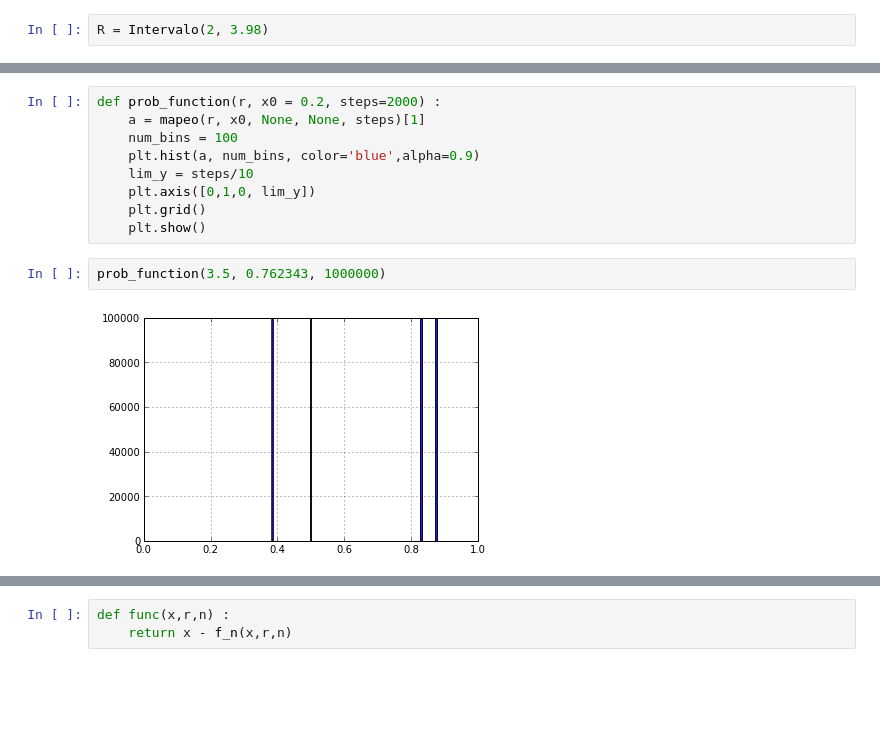
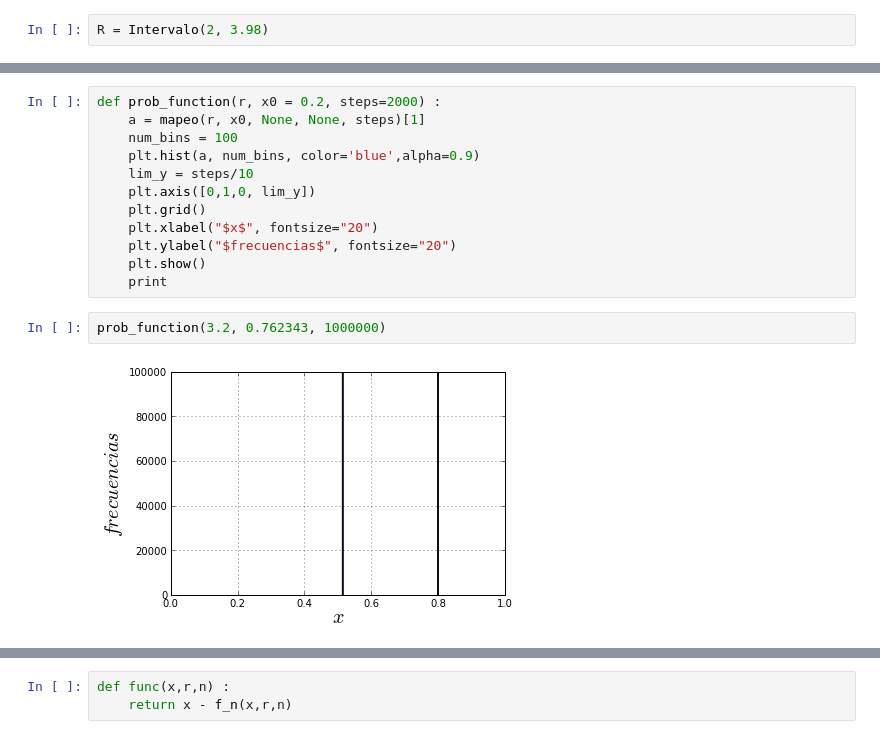
Before and after one commit to aeperea/proyecto, a Jupyter notebook: mapeo logistico.ipynb, the cells around one changed output, grey strips where cells are left out. Cells and saved outputs as stored; diff of their text form; blank space fills up the shorter version.

```diff
--- a/mapeo logistico.ipynb
+++ b/mapeo logistico.ipynb
@@ -107,8 +149,11 @@ def prob_function(r, x0 = 0.2, steps=2000) :
     lim_y = steps/10
     plt.axis([0,1,0, lim_y])
     plt.grid()
+    plt.xlabel("$x$", fontsize="20")
+    plt.ylabel("$frecuencias$", fontsize="20")
     plt.show()
+    print
 # %%
-prob_function(3.5, 0.762343, 1000000)
+prob_function(3.2, 0.762343, 1000000)
 # %% [output]
-[figure, old version]
+[figure, new version]
```
Also changed, not shown: parts of 15 cells of this notebook.
